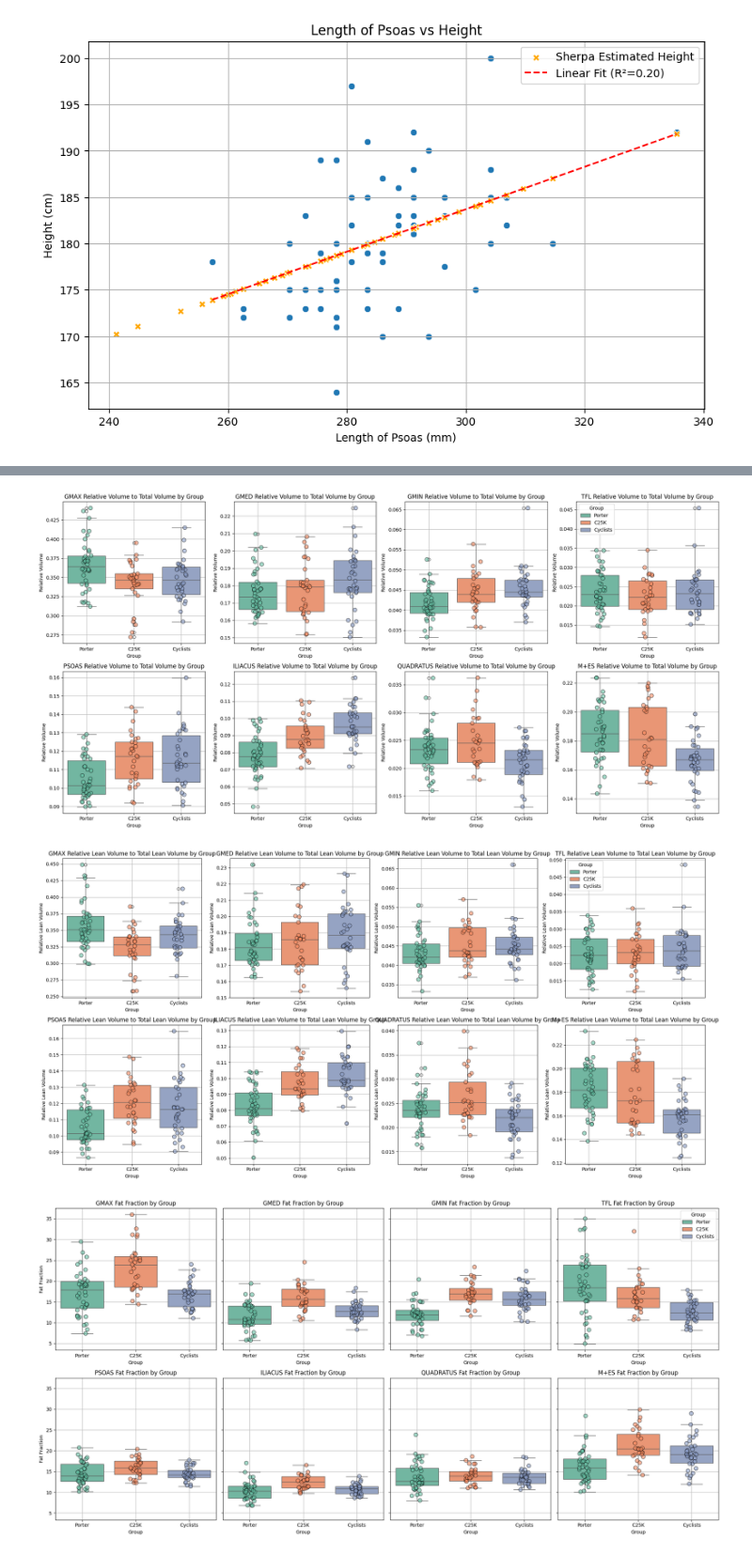
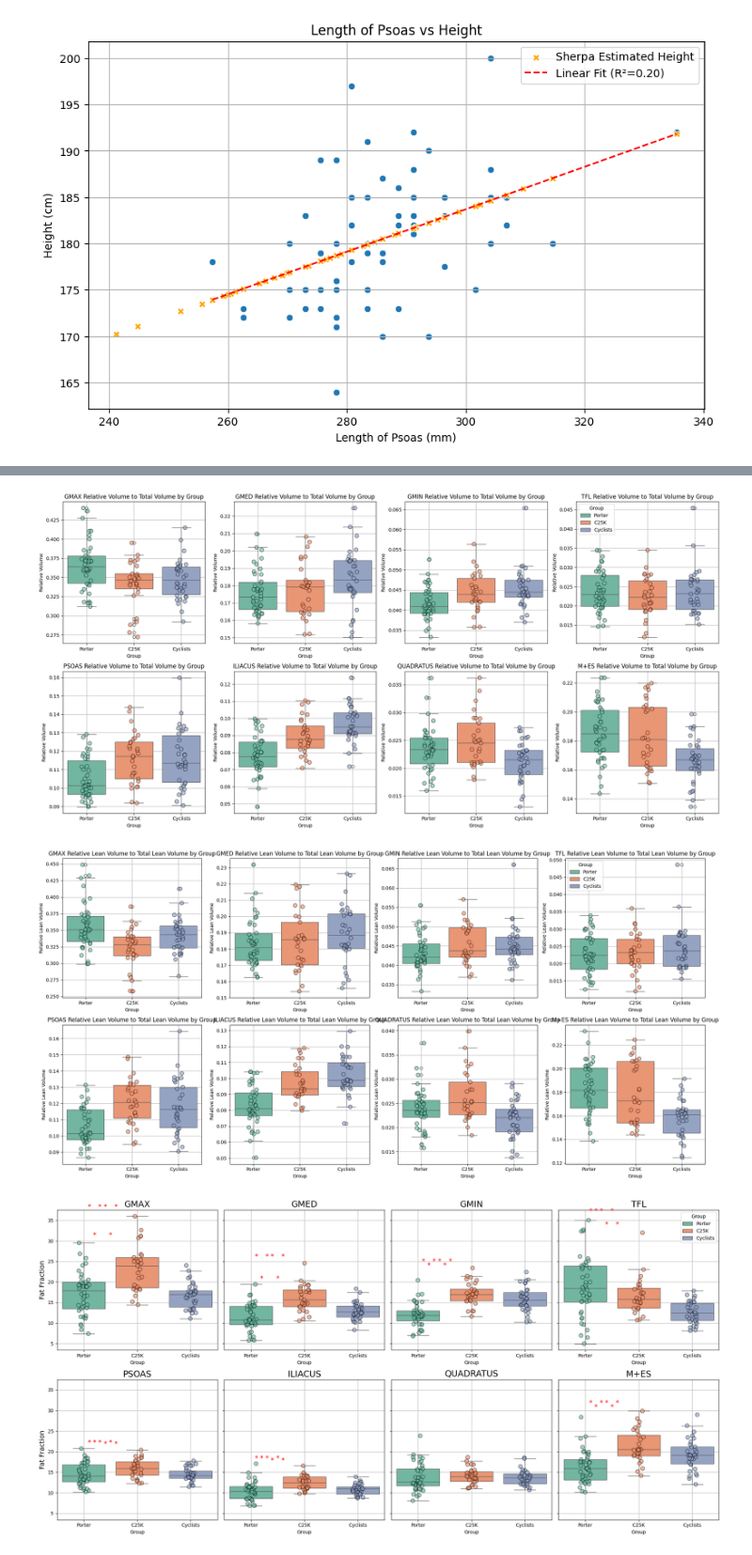
Before and after one commit to mabelzunce/lower-body-muscle-qMRI-pipeline, a Jupyter notebook: src/analysis/statistical_analysis/analyse_ff_and_volume_nepal.ipynb, the cells around one changed output, grey strips where cells are left out. Shown at 94% size. Cells and saved outputs as stored; diff of their text form; code cells hidden in the pictures.

Commit message:
Analysis scripts for nepal and core score.

```diff
--- a/src/analysis/statistical_analysis/analyse_ff_and_volume_nepal.ipynb
+++ b/src/analysis/statistical_analysis/analyse_ff_and_volume_nepal.ipynb
@@ -6,6 +6,7 @@ base_path = 'd:/'
 participants_data_filename = base_path + "/data_sherpas/ParticipantsDemographics.xlsx"
 pelvis_mri_results_path = base_path + "/data_sherpas/ReprocessedCropped/"
 lumbar_mri_results_path = base_path + "/data_sherpas/LumbarSpineReprocessed/"
+spine_ivd_measurements_filename = base_path + "/data_sherpas/NirmalMeasurements/Nepal_Porters_IVD_measurements_final_renamed.xlsx"
 output_path = base_path + "data_sherpas/statistical_analysis/"
 
 # data path for the cto5k study
@@ -36,6 +37,8 @@ import scipy.stats as stats
 data = pd.read_excel(participants_data_filename, sheet_name='Sheet1')
 # Load the data for the cto5k study
 data_cto5k = pd.read_excel(cto5k_participants_data_filename, sheet_name='All by Number')
+# Load IVD measurements for the sherpas study
+ivd_measurements = pd.read_excel(spine_ivd_measurements_filename)
 # %%
 import glob
 
@@ -81,7 +84,14 @@ for folder in subfolders:
                 if col > 0 and col <= len(column_names_lumbar):
                     muscle_name = column_names_lumbar[col-1][4:]  # Remove 'VOL_' prefix
                     data.loc[idx, f'LENGTH_{muscle_name}'] = length_df.iloc[0][col]
-
+                    # Load IVD measurements and merge with data
+for idx, row in data.iterrows():
+    subject_id = row['ID']
+    ivd_row = ivd_measurements[ivd_measurements['ID'] == subject_id]
+    if not ivd_row.empty:
+        for col in ivd_measurements.columns:
+            if col != 'ID':
+                data.loc[idx, col] = ivd_row.iloc[0][col]
 # Save the combined data to a new CSV file
 combined_data_path = os.path.join(output_path, "combined_data_nepal.csv")
 data.to_csv(combined_data_path, index=False)
@@ -432,7 +442,7 @@ plt.tight_layout()
 plt.savefig(os.path.join(output_path, "boxplot_rel_vol_all_muscles_by_group.png"))
 plt.show()
 # %% [output]
-[figure, old version]
+[figure, new version]
 # %%
 # Plot box plots for LEAN volume relative to total LEAN volume as subplots (panels)
 fig, axes = plt.subplots(2, 4, figsize=(20, 10), sharey=False)
@@ -461,38 +471,52 @@ plt.tight_layout()
 plt.savefig(os.path.join(output_path, "boxplot_rel_lean_vol_all_muscles_by_group.png"))
 plt.show()
 # %% [output]
-[figure, old version]
+[figure, new version]
 # %%
 # Plot box plots for volume relative to total volume:
 
 # Plot box plots for volume relative to total volume as subplots (panels)
 fig, axes = plt.subplots(2, 4, figsize=(20, 10), sharey=True)
 muscle_list = ['GMAX', 'GMED', 'GMIN', 'TFL', 'PSOAS', 'ILIACUS', 'QUADRATUS', 'M+ES']
 
 for i, muscle in enumerate(muscle_list):
     ax = axes[i // 4, i % 4]
     sns.boxplot(x='Group', y=f'FF_{muscle}', data=filtered_data_analysis, showfliers=False, palette='Set2', hue='Group', legend=True, ax=ax)
     sns.stripplot(
         x='Group', y=f'FF_{muscle}', data=filtered_data_analysis,
         palette='Set2', alpha=0.6, jitter=True, size=8, hue='Group', legend=False,
         edgecolor='black', linewidth=1, ax=ax
     )
-    ax.set_ylabel('Fat Fraction')
-    ax.set_title(f'{muscle} Fat Fraction by Group')
+    ax.set_ylabel('Fat Fraction', fontsize=14)
+    ax.set_title(f'{muscle}', fontsize=18)
     ax.grid(True)
+    # Add significance annotations
+    pairs = [(group1, group2) for group1 in filtered_data_analysis['Group'].unique() for group2 in filtered_data_analysis['Group'].unique() if group1 != group2]
+    for group1, group2 in pairs:
+        group1_data = filtered_data_analysis[filtered_data_analysis['Group'] == group1][f'FF_{muscle}']
+        group2_data = filtered_data_analysis[filtered_data_analysis['Group'] == group2][f'FF_{muscle}']
+        #t_stat, p_val = stats.ttest_ind(group1_data.dropna(), group2_data.dropna(), equal_var=False)
+        # Perform Kruskal-Wallis test
+        stat, p_val = stats.kruskal(
+            *[filtered_data_analysis[filtered_data_analysis['Group'] == group][f'FF_{muscle}'].dropna()
+              for group in filtered_data_analysis['Group'].unique()]
+        )
+        if p_val < 0.05:  # Significant difference
+            y_max = max(group1_data.max(), group2_data.max())
+            ax.text((pairs.index((group1, group2)) + 1) * 0.1, y_max * 1.05, '*', fontsize=14, color='red', ha='center')
     # Only show legend for the fourth plot (top right: i == 3)
     if i == 3:
         if ax.get_legend():
             ax.legend(title='Group')
     else:
         if ax.get_legend():
             ax.get_legend().remove()
 
 plt.tight_layout()
 plt.savefig(os.path.join(output_path, "boxplot_ff_all_muscles_by_group.png"))
 plt.show()
 # %% [output]
-[figure, old version]
+[figure, new version]
 # %%
 # Define a function to calculate median and IQR
 def median_iqr(series):
```
Also changed, not shown: parts of 13 cells of this notebook, 3 other files.
